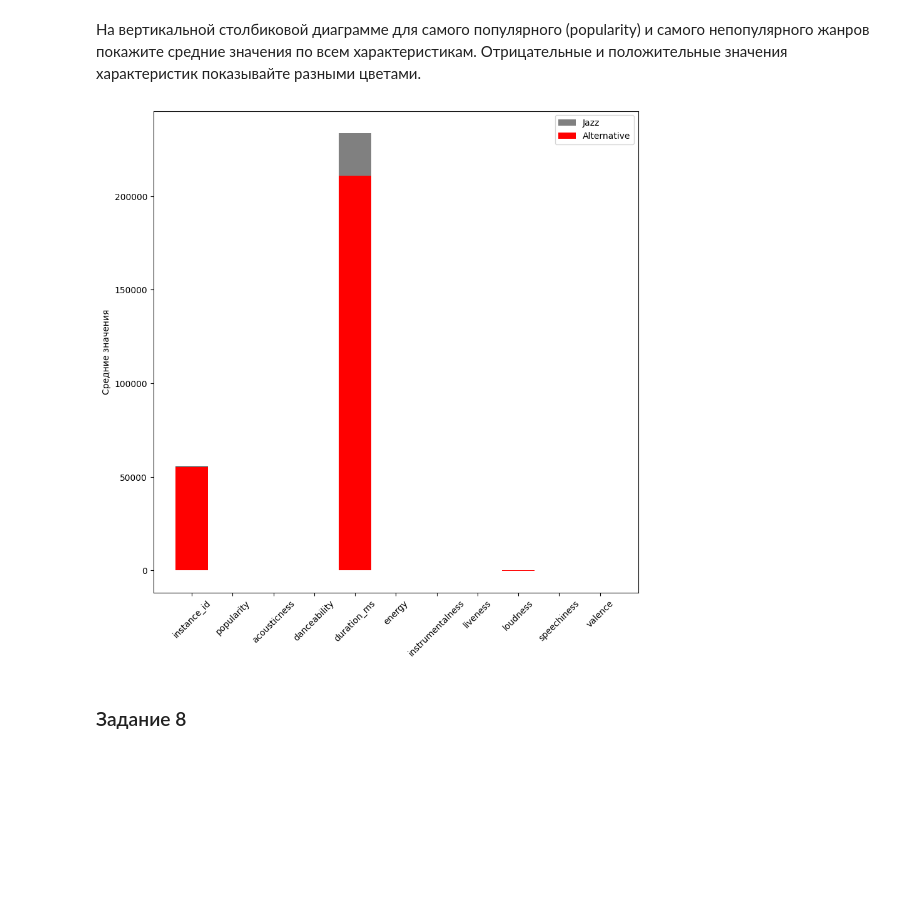
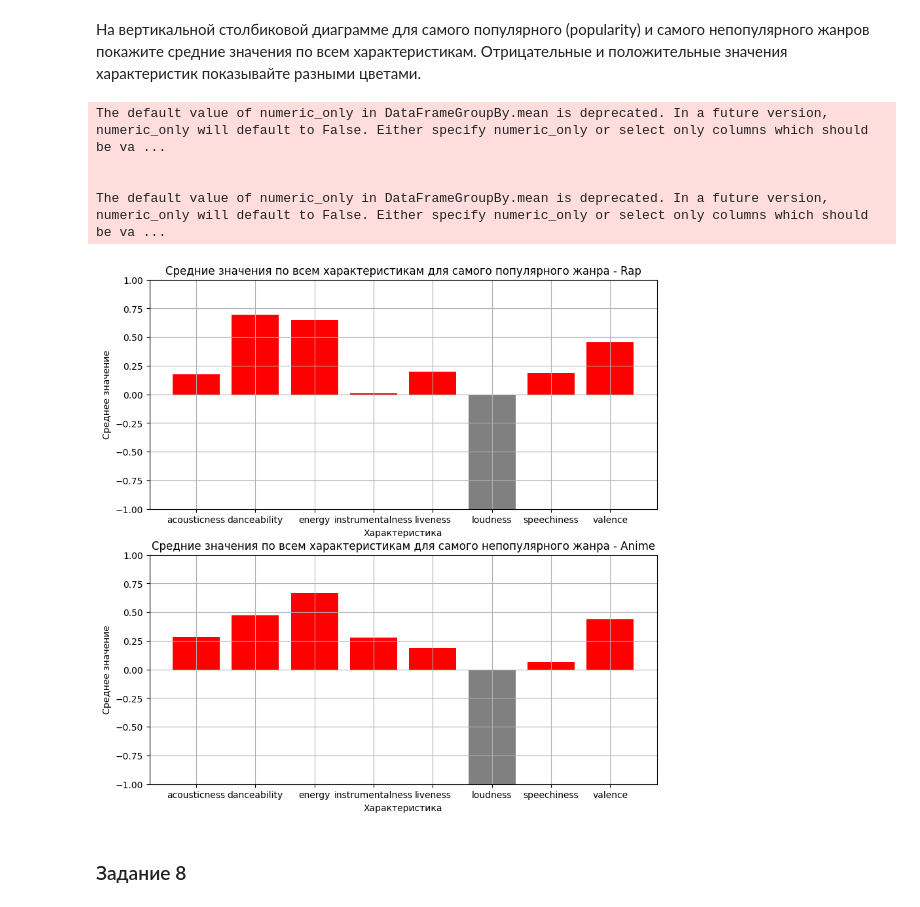
Before and after one commit to soreloserrr/cs102, a Jupyter notebook: homework06/Копия_блокнота_"Практическая_работа_6_22_23_ipynb".ipynb, the cells around one changed output. Drawn from its saved outputs; the diff is of its cells as text; code cells hidden in the pictures; blank space fills up the shorter version.

```diff
--- a/homework06/Копия_блокнота_"Практическая_работа_6_22_23_ipynb".ipynb
+++ b/homework06/Копия_блокнота_"Практическая_работа_6_22_23_ipynb".ipynb
@@ -313,37 +310,53 @@ plt.show()
 ### Задание 7
 # %% [markdown]
 На вертикальной столбиковой диаграмме для самого популярного (popularity) и самого непопулярного жанров покажите средние значения по всем характеристикам. Отрицательные и положительные значения характеристик показывайте разными цветами.
-# %%
-# PUT YOUR CODE HERE
-import pandas as pd
-import random
-import matplotlib.pyplot as plt
-
-random.seed(13)
-
-data = pd.read_csv('music_genre.csv').sample(n=20000, random_state=13)
-data = data.drop_duplicates()
-data = data[(data.artist_name != 'empty_field')]
-
-
-popular_genre = data['music_genre'].value_counts().idxmax()
-unpopular_genre = data['music_genre'].value_counts().idxmin()
-
-popular_data = data[data['music_genre'] == popular_genre]
-unpopular_data = data[data['music_genre'] == unpopular_genre]
-
-most_popular_means = popular_data.mean()
-least_popular_means = unpopular_data.mean()
-
-fig, ax = plt.subplots(figsize=(10, 10))
-ax.bar(most_popular_means.index, most_popular_means, color='grey', label=popular_genre)
-ax.bar(least_popular_means.index, least_popular_means, color='red', label=unpopular_genre)
-ax.set_ylabel('Средние значения')
-ax.tick_params(axis='x', labelrotation=45)
-ax.legend()
-plt.show()
-# %% [output]
-[figure, removed]
+# %%
+# PUT YOUR CODE HERE
+import pandas as pd
+import random
+import seaborn as sns
+import matplotlib.pyplot as plt
+
+random.seed(13)
+
+data = pd.read_csv('music_genre.csv').sample(n=20000, random_state=13)
+data = data.drop_duplicates()
+data = data[(data.artist_name != 'empty_field')]
+
+
+popular_genres = data.groupby('music_genre').mean().sort_values(by='popularity', ascending=False).head(1)
+unpopular_genres = data.groupby('music_genre').mean().sort_values(by='popularity', ascending=False).tail(1)
+
+parameters = ['acousticness', 'danceability', 'energy', 'instrumentalness', 'liveness', 'loudness', 'speechiness', 'valence']
+fig, axes = plt.subplots(nrows=2, ncols=1, figsize=(10, 10))
+
+
+most_popular_means = popular_genres[parameters].values.tolist()[0]
+most_unpopular_means = unpopular_genres[parameters].values.tolist()[0]
+
+
+colors_most_popular = ['grey' if x < 0 else 'red' for x in most_popular_means]
+axes[0].bar(parameters, popular_means, color=colors_most_popular)
+axes[0].set_title(f"Средние значения по всем характеристикам для самого популярного жанра - {popular_genres.index[0]}")
+axes[0].set_ylim([-1, 1])
+
+colors_most_unpopular = ['grey' if x < 0 else 'red' for x in unpopular_means]
+axes[1].bar(parameters, most_unpopular_means, color=colors_most_unpopular)
+axes[1].set_title(f"Средние значения по всем характеристикам для самого непопулярного жанра - {unpopular_genres.index[0]}")
+axes[1].set_ylim([-1, 1])
+
+
+for ax in axes.flat:
+    ax.set(xlabel='Характеристика', ylabel='Среднее значение')
+    ax.grid()
+
+plt.show()
+# %% [output]
+The default value of numeric_only in DataFrameGroupBy.mean is deprecated. In a future version, numeric_only will default to False. Either specify numeric_only or select only columns which should be va ...
+
+
+The default value of numeric_only in DataFrameGroupBy.mean is deprecated. In a future version, numeric_only will default to False. Either specify numeric_only or select only columns which should be va ...
+[figure, added]
 # %% [markdown]
 ### Задание 8
 # %% [markdown]
```
Also changed, not shown: parts of 7 cells of this notebook.
